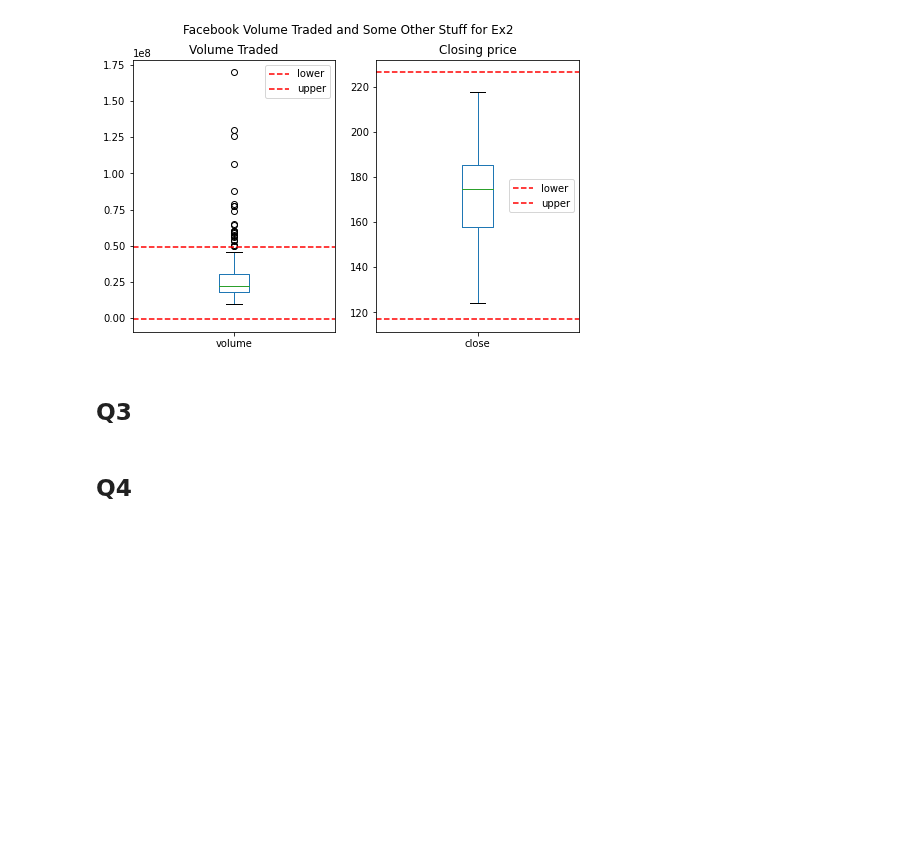
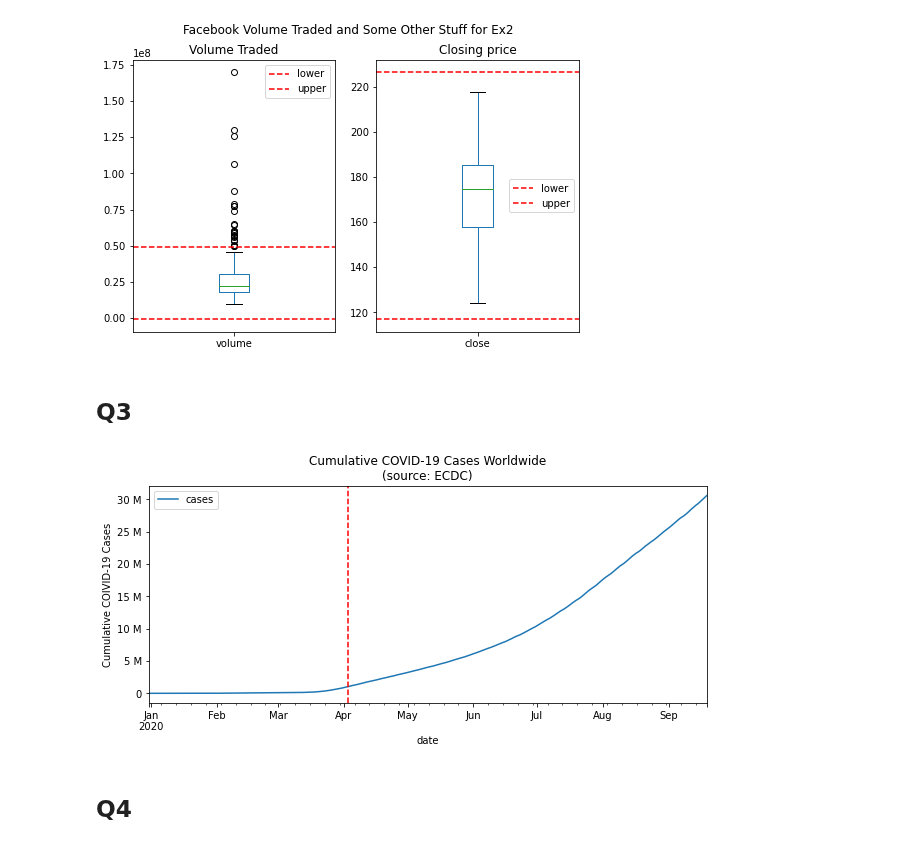
Before and after one commit to kevinsthompson/09-Hands-On-Data-Analysis-with-Pandas-2nd-edition, a Jupyter notebook: ch_06/KT_Exercises-Chp6.ipynb, the cells around one changed output. Cells and saved outputs as stored; diff of their text form; code cells hidden in the pictures; blank space fills up the shorter version.

```diff
--- a/ch_06/KT_Exercises-Chp6.ipynb
+++ b/ch_06/KT_Exercises-Chp6.ipynb
@@ -129,36 +124,44 @@ Text(0.5, 0.98, 'Facebook Volume Traded and Some Other Stuff for Ex2')
 # %%
 from matplotlib.ticker import EngFormatter
 
-# Textbook version
+# Textbook version (creates a series)
+# cumulative_cases_df = covid_df.groupby(pd.Grouper(freq = '1D')
+#                     ).sum(
+#                     )['cases'].cumsum(
+#                     )
+
+# # My version (creates a dataframe)
 cumulative_cases_df = covid_df.groupby(pd.Grouper(freq = '1D')
-                    ).sum(
-                    )['cases'].cumsum(
-                    )
-# My version
-# cumulative_cases_df = covid_df.groupby(pd.Grouper(freq = '1D')
-#                     ).agg({
-#                     'cases': 'sum'
-#                     }).cumsum()
-
-
-
-
+        ).agg({
+        'cases': 'sum'
+        }).cumsum()
 
 ax = cumulative_cases_df.plot(
           figsize = (10,4)
         , title = 'Cumulative COVID-19 Cases Worldwide\n(source: ECDC)'
         )
 
-plt.axhline(
-        y = 1_000_000
+
+# over_1M = cumulative_cases_df[cumulative_cases_df['cases'] >= 1e6].index[0]
+# ax.axvline(over_1M, linestyle='dashed', color='k', alpha=0.5, label=f"Reached 1M on {over_1M.strftime('%Y-%m-%d')}")
+
+
+over_1M = cumulative_cases_df[cumulative_cases_df['cases'] >= 1e6].index[0]
+ax.axvline(
+        over_1M
         , color='r'
         , linestyle='--'
-        # ,label=f'resistance (${resistance:,.2f})'
+        , label=f'Over 1M ({over_1M})'
         )
 
+plt.ylabel('Cumulative COIVID-19 Cases')
+ax.yaxis.set_major_formatter(EngFormatter())
 
-# cumulative_cases_df.info()
-# cumulative_cases_df.tail(20)
+
+# print(KT_cumulative_cases_df.info())
+# print(cumulative_cases_df.info())
+# %% [output]
+[figure, added]
 # %% [markdown]
 ## Q4
 # %% [markdown]
```
Also changed, not shown: parts of 1 cell of this notebook.
